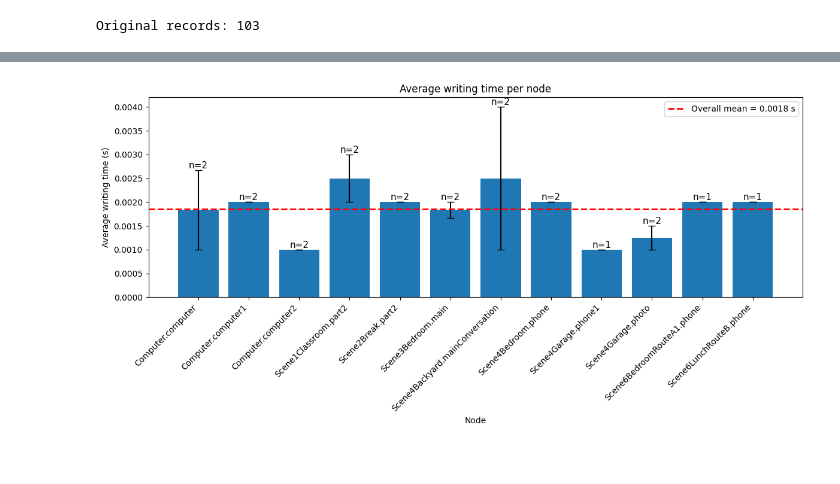
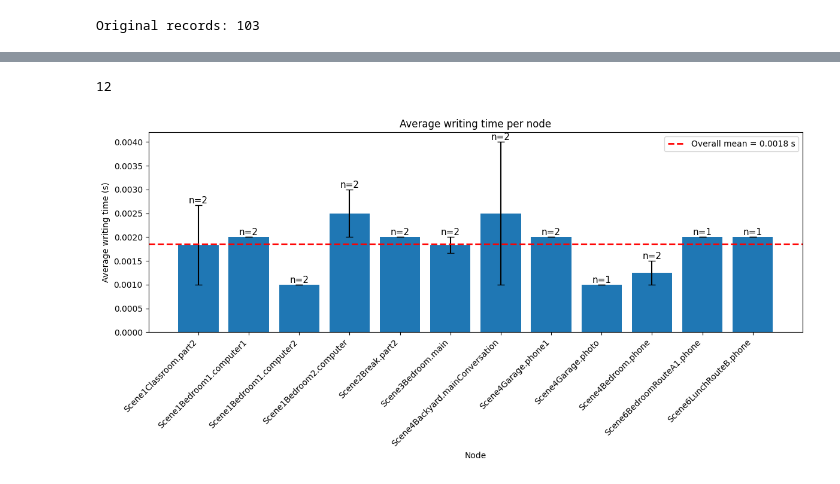
Before and after one commit to MattCastUCM/JustShare, a Jupyter notebook: server/analysis/analysis.ipynb, the cells around one changed output, grey strips where cells are left out. Saved outputs shown, nothing was run; the diff lists cells and outputs as text; code cells hidden in the pictures.

```diff
--- a/server/analysis/analysis.ipynb
+++ b/server/analysis/analysis.ipynb
@@ -16,6 +16,8 @@ processed_dir = os.path.join(data_dir, "processed")
 pretest_path = os.path.join(processed_dir, "pretest.csv")
 postest_path = os.path.join(processed_dir, "postest.csv")
 gameplay_path = os.path.join(processed_dir, "gameplay.ndjson")
+
+metadata_path = os.path.join("../adaptation", "data", "metadata.json")
 # %%
 pretest_df = pd.read_csv(pretest_path, encoding="utf-8")
 postest_df = pd.read_csv(postest_path, encoding="utf-8")
@@ -504,63 +573,63 @@ Scene6LunchRouteB.phone.root             | users= 1 | avg=0.0020 s
+# %%
+print(len(nodes))
+# %% [output]
+12
 # %%
-labels = [".".join(node.split(".")[:2]) for node in nodes]
-
 items = sorted(node_user_avgs.items())
 
-labels = []
 means = []
 sems = []
 counts = []
 
 for node, user_avgs in items:
-    n_users = len(user_avgs)
+	n_users = len(user_avgs)
 
-    # Media de los usuarios para el nodo
-    mean = np.mean(user_avgs)
-    # Standard Error of the Mean (SEM)
-    sem = np.std(user_avgs, ddof=1) / np.sqrt(n_users) if len(user_avgs) > 1 else 0
+	# Media de los usuarios para el nodo
+	mean = np.mean(user_avgs)
+	# Standard Error of the Mean (SEM)
+	sem = np.std(user_avgs, ddof=1) / np.sqrt(n_users) if len(user_avgs) > 1 else 0
 
-    labels.append(".".join(node.split(".")[:2]))
-    means.append(mean)
-    sems.append(sem)
-    counts.append(n_users)
+	means.append(mean)
+	sems.append(sem)
+	counts.append(n_users)
 
 # Media ponderada en función del número de usuarios
 overall_mean = np.average(means, weights=counts)
 
 plt.figure(figsize=(12, 6))
 
 bars = plt.bar(
-    labels,
-    means,
-    yerr=sems,
-    capsize=4
+	labels,
+	means,
+	yerr=sems,
+	capsize=4
 )
 
 plt.axhline(
-    overall_mean,
-    color="red",
-    linestyle="--",
-    linewidth=2,
-    label=f"Overall mean = {overall_mean:.4f} s",
+	overall_mean,
+	color="red",
+	linestyle="--",
+	linewidth=2,
+	label=f"Overall mean = {overall_mean:.4f} s",
 )
 
 # Número de usuarios encima de cada barra
 for bar, n_users, sem in zip(bars, counts, sems):
-    plt.text(
-        bar.get_x() + bar.get_width() / 2,
-        bar.get_height() + sem,
-        f"n={n_users}",
-        ha="center",
-        va="bottom",
-        fontsize=11,
-    )
+	plt.text(
+		bar.get_x() + bar.get_width() / 2,
+		bar.get_height() + sem,
+		f"n={n_users}",
+		ha="center",
+		va="bottom",
+		fontsize=11,
+	)
 
 plt.xticks(rotation=45, ha="right")
 plt.xlabel("Node")
 plt.ylabel("Average writing time (s)")
 plt.title("Average writing time per node")
 plt.legend()
 plt.tight_layout()
 plt.show()
 # %% [output]
-[figure, old version]
+[figure, new version]
```
Also changed, not shown: parts of 23 cells of this notebook, 14 other files.
